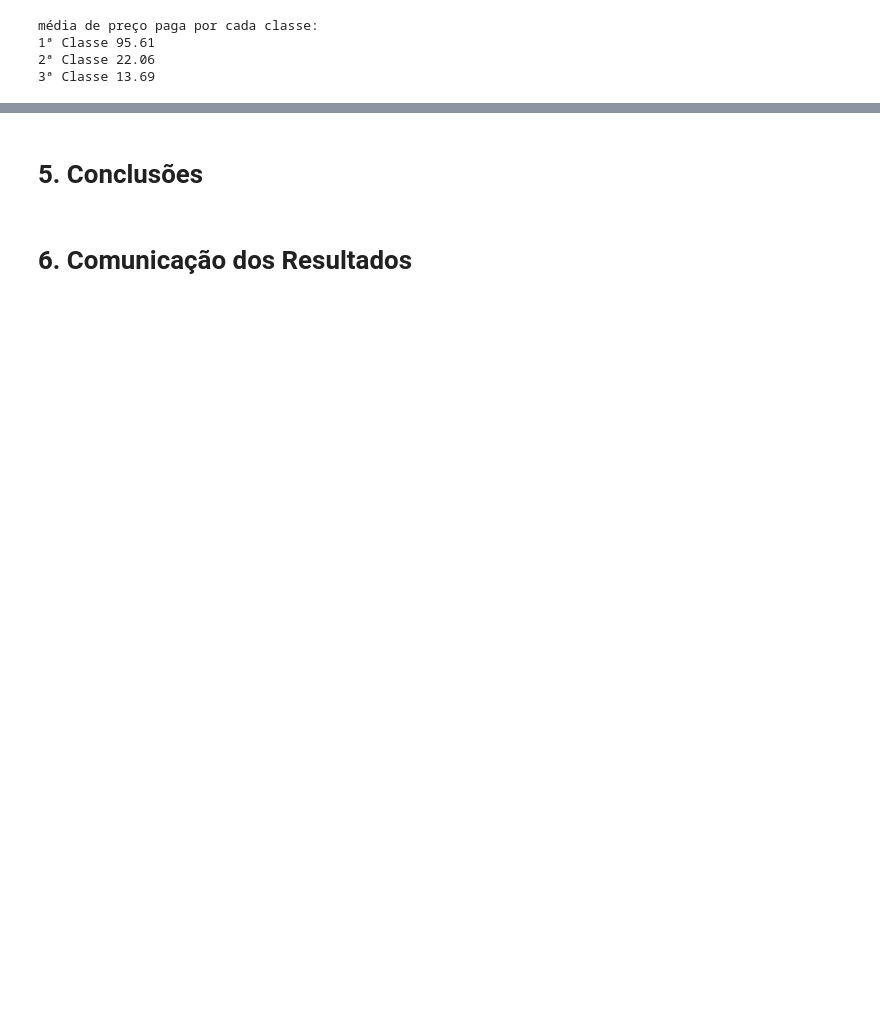
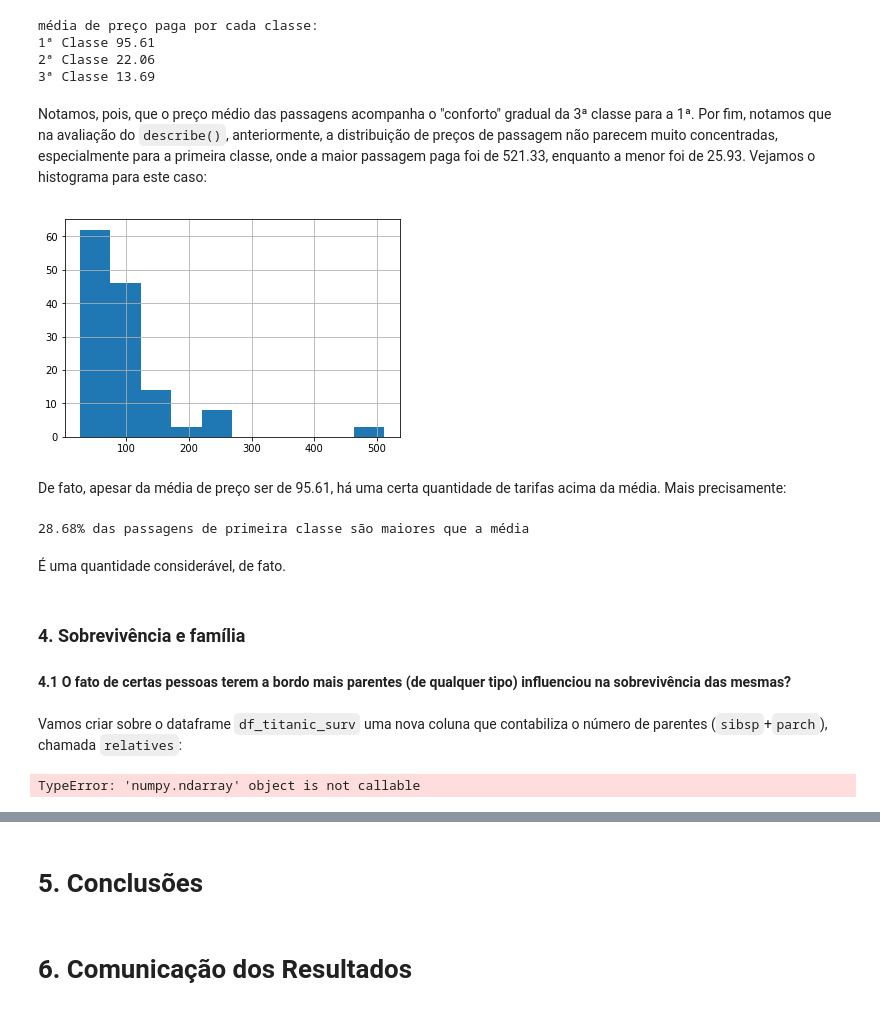
Before and after one commit to lgabs/udacity-titanic, a Jupyter notebook: titanic_data_analysis.ipynb, the cells around one changed output, grey strips where cells are left out. Saved outputs shown, nothing was run; the diff lists cells and outputs as text; code cells hidden in the pictures; blank space fills up the shorter version.

```diff
--- a/titanic_data_analysis.ipynb
+++ b/titanic_data_analysis.ipynb
@@ -461,3 +461,23 @@ média de preço paga por cada classe:
 1ª Classe 95.61
 2ª Classe 22.06
 3ª Classe 13.69
+# %% [markdown]
+Notamos, pois, que o preço médio das passagens acompanha o "conforto" gradual da 3ª classe para a 1ª. Por fim, notamos que na avaliação do `describe()`, anteriormente, a distribuição de preços de passagem não parecem muito concentradas, especialmente para a primeira classe, onde a maior passagem paga foi de 521.33, enquanto a menor foi de 25.93. Vejamos o histograma para este caso:
+# %%
+df_titanic_surv.query('pclass == 1')['fare'].hist();
+# %% [output]
+[figure, added]
+# %% [markdown]
+De fato, apesar da média de preço ser de 95.61, há uma certa quantidade de tarifas acima da média. Mais precisamente:
+# %%
+high_fares = df_titanic_surv.query('pclass == 1 & fare >= 95.608029').shape[0]
+print('{:2.2f}% das passagens de primeira classe são maiores que a média'.format(100*float(high_fares)/float(df_titanic_surv.query('pclass == 1').shape[0])))
+# %% [output]
+28.68% das passagens de primeira classe são maiores que a média
+# %% [markdown]
+É uma quantidade considerável, de fato.
+# %% [markdown]
+### 4. Sobrevivência e família
+   #### 4.1 O fato de certas pessoas terem a bordo mais parentes (de qualquer tipo) influenciou na sobrevivência das mesmas?
+# %% [markdown]
+Vamos criar sobre o dataframe `df_titanic_surv` uma nova coluna que contabiliza o número de parentes (`sibsp`+`parch`), chamada `relatives`:
@@ -463,0 +488,4 @@ média de preço paga por cada classe:
+# %%
+df_titanic_surv['relatives'].values()
+# %% [output]
+TypeError: 'numpy.ndarray' object is not callable
```
Also changed, not shown: parts of 11 cells of this notebook.
